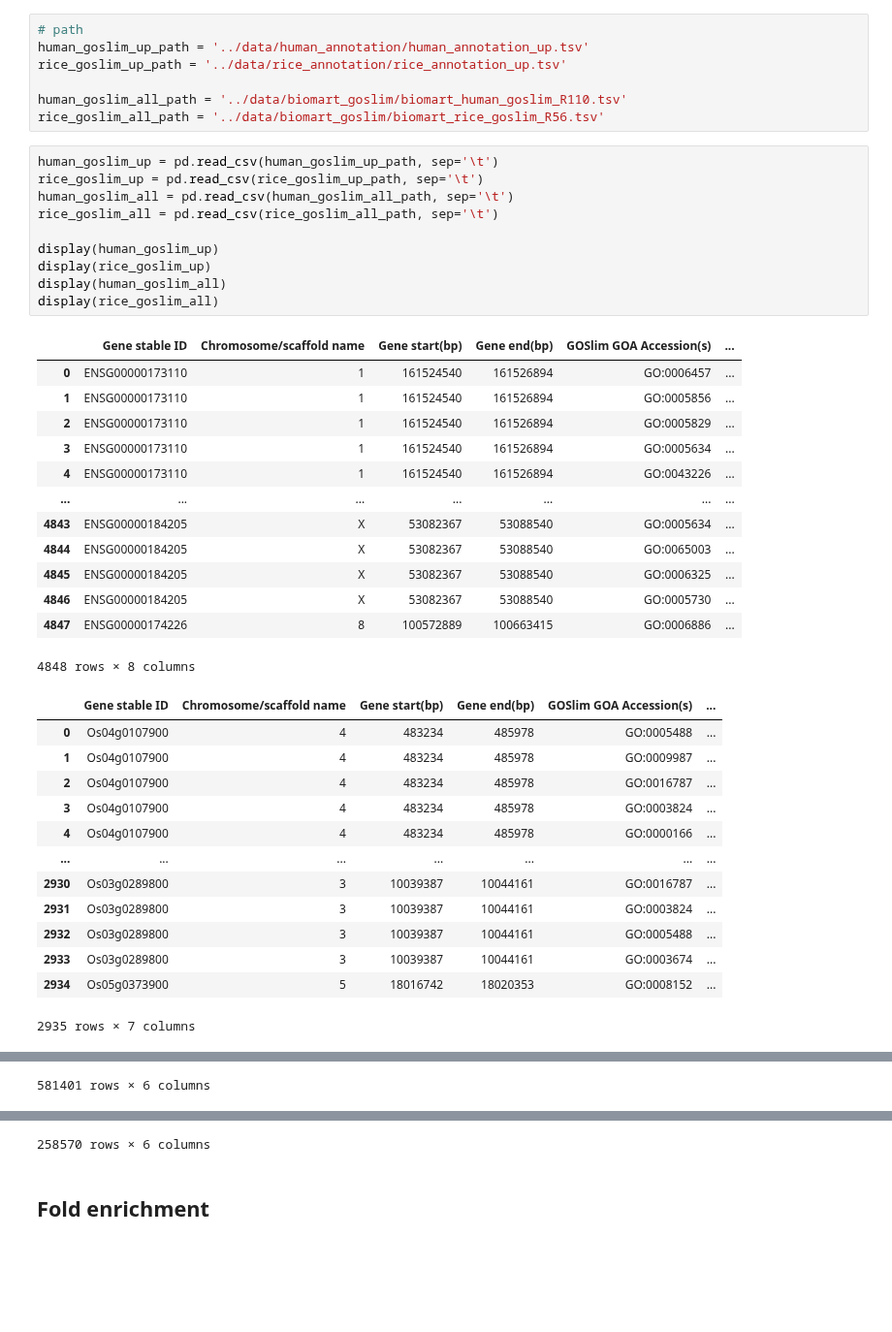
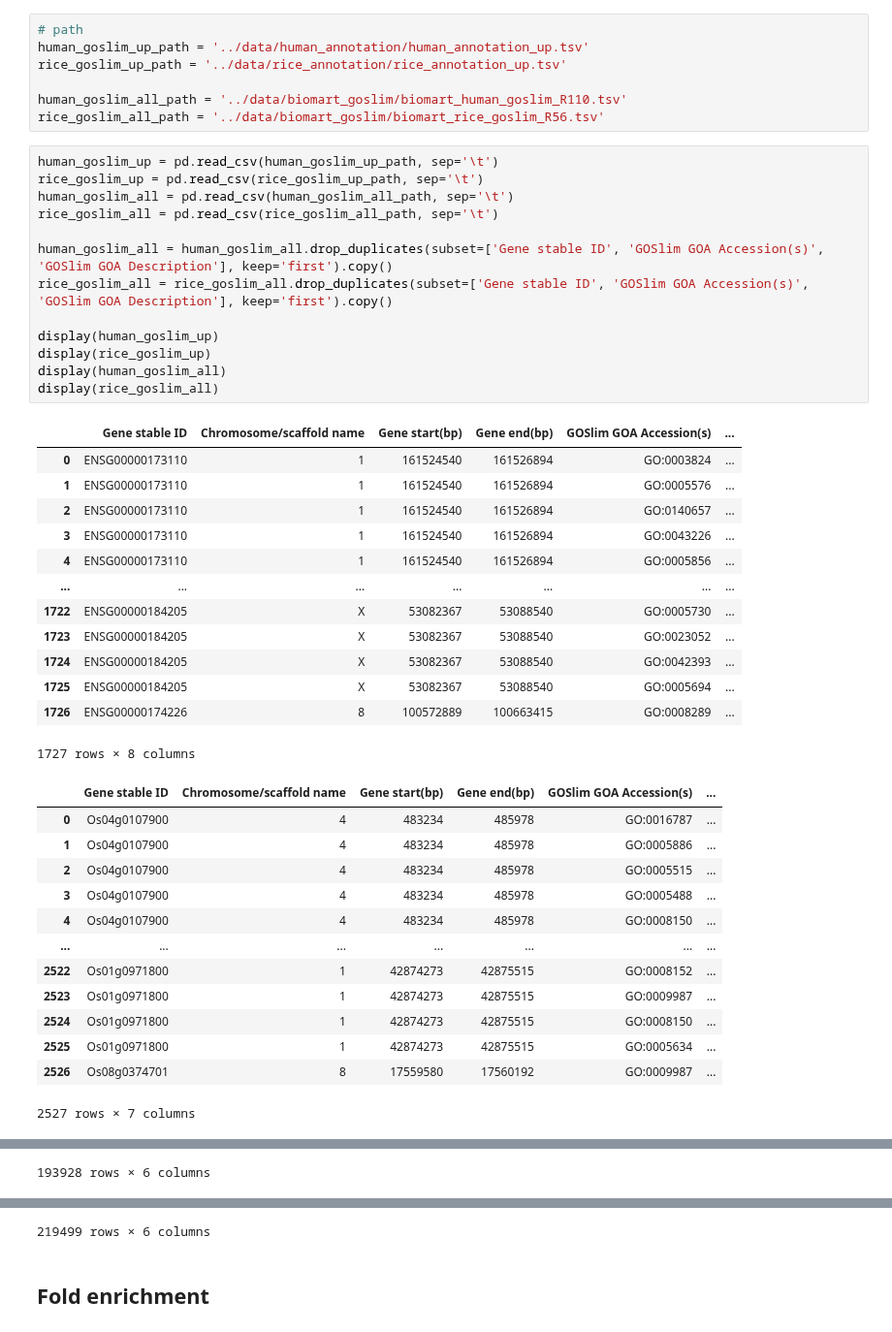
Before and after one commit to yonezawa-sora/pycircos_comaparative_species, a Jupyter notebook: goslim_enrichment/goslim_enrichment.ipynb, the cells around one changed output, grey strips where cells are left out. Shown at 97% size. Saved outputs shown, nothing was run; the diff lists cells and outputs as text; blank space fills up the shorter version.

```diff
--- a/goslim_enrichment/goslim_enrichment.ipynb
+++ b/goslim_enrichment/goslim_enrichment.ipynb
@@ -17,40 +17,43 @@ rice_goslim_all_path = '../data/biomart_goslim/biomart_rice_goslim_R56.tsv'
 # %%
 human_goslim_up = pd.read_csv(human_goslim_up_path, sep='\t')
 rice_goslim_up = pd.read_csv(rice_goslim_up_path, sep='\t')
 human_goslim_all = pd.read_csv(human_goslim_all_path, sep='\t')
 rice_goslim_all = pd.read_csv(rice_goslim_all_path, sep='\t')
 
+human_goslim_all = human_goslim_all.drop_duplicates(subset=['Gene stable ID', 'GOSlim GOA Accession(s)', 'GOSlim GOA Description'], keep='first').copy()
+rice_goslim_all = rice_goslim_all.drop_duplicates(subset=['Gene stable ID', 'GOSlim GOA Accession(s)', 'GOSlim GOA Description'], keep='first').copy()
+
 display(human_goslim_up)
 display(rice_goslim_up)
 display(human_goslim_all)
 display(rice_goslim_all)
 # %% [output]
 |  | Gene stable ID | Chromosome/scaffold name | Gene start(bp) | Gene end(bp) | GOSlim GOA Accession(s) | ... |
-| 0 | ENSG00000173110 | 1 | 161524540 | 161526894 | GO:0006457 | ... |
-| 1 | ENSG00000173110 | 1 | 161524540 | 161526894 | GO:0005856 | ... |
-| 2 | ENSG00000173110 | 1 | 161524540 | 161526894 | GO:0005829 | ... |
-| 3 | ENSG00000173110 | 1 | 161524540 | 161526894 | GO:0005634 | ... |
-| 4 | ENSG00000173110 | 1 | 161524540 | 161526894 | GO:0043226 | ... |
+| 0 | ENSG00000173110 | 1 | 161524540 | 161526894 | GO:0003824 | ... |
+| 1 | ENSG00000173110 | 1 | 161524540 | 161526894 | GO:0005576 | ... |
+| 2 | ENSG00000173110 | 1 | 161524540 | 161526894 | GO:0140657 | ... |
+| 3 | ENSG00000173110 | 1 | 161524540 | 161526894 | GO:0043226 | ... |
+| 4 | ENSG00000173110 | 1 | 161524540 | 161526894 | GO:0005856 | ... |
 | ... | ... | ... | ... | ... | ... | ... |
-| 4843 | ENSG00000184205 | X | 53082367 | 53088540 | GO:0005634 | ... |
-| 4844 | ENSG00000184205 | X | 53082367 | 53088540 | GO:0065003 | ... |
-| 4845 | ENSG00000184205 | X | 53082367 | 53088540 | GO:0006325 | ... |
-| 4846 | ENSG00000184205 | X | 53082367 | 53088540 | GO:0005730 | ... |
-| 4847 | ENSG00000174226 | 8 | 100572889 | 100663415 | GO:0006886 | ... |
+| 1722 | ENSG00000184205 | X | 53082367 | 53088540 | GO:0005730 | ... |
+| 1723 | ENSG00000184205 | X | 53082367 | 53088540 | GO:0023052 | ... |
+| 1724 | ENSG00000184205 | X | 53082367 | 53088540 | GO:0042393 | ... |
+| 1725 | ENSG00000184205 | X | 53082367 | 53088540 | GO:0005694 | ... |
+| 1726 | ENSG00000174226 | 8 | 100572889 | 100663415 | GO:0008289 | ... |
-4848 rows × 8 columns
+1727 rows × 8 columns
 |  | Gene stable ID | Chromosome/scaffold name | Gene start(bp) | Gene end(bp) | GOSlim GOA Accession(s) | ... |
-| 0 | Os04g0107900 | 4 | 483234 | 485978 | GO:0005488 | ... |
-| 1 | Os04g0107900 | 4 | 483234 | 485978 | GO:0009987 | ... |
-| 2 | Os04g0107900 | 4 | 483234 | 485978 | GO:0016787 | ... |
-| 3 | Os04g0107900 | 4 | 483234 | 485978 | GO:0003824 | ... |
-| 4 | Os04g0107900 | 4 | 483234 | 485978 | GO:0000166 | ... |
+| 0 | Os04g0107900 | 4 | 483234 | 485978 | GO:0016787 | ... |
+| 1 | Os04g0107900 | 4 | 483234 | 485978 | GO:0005886 | ... |
+| 2 | Os04g0107900 | 4 | 483234 | 485978 | GO:0005515 | ... |
+| 3 | Os04g0107900 | 4 | 483234 | 485978 | GO:0005488 | ... |
+| 4 | Os04g0107900 | 4 | 483234 | 485978 | GO:0008150 | ... |
 | ... | ... | ... | ... | ... | ... | ... |
-| 2930 | Os03g0289800 | 3 | 10039387 | 10044161 | GO:0016787 | ... |
-| 2931 | Os03g0289800 | 3 | 10039387 | 10044161 | GO:0003824 | ... |
-| 2932 | Os03g0289800 | 3 | 10039387 | 10044161 | GO:0005488 | ... |
-| 2933 | Os03g0289800 | 3 | 10039387 | 10044161 | GO:0003674 | ... |
-| 2934 | Os05g0373900 | 5 | 18016742 | 18020353 | GO:0008152 | ... |
+| 2522 | Os01g0971800 | 1 | 42874273 | 42875515 | GO:0008152 | ... |
+| 2523 | Os01g0971800 | 1 | 42874273 | 42875515 | GO:0009987 | ... |
+| 2524 | Os01g0971800 | 1 | 42874273 | 42875515 | GO:0008150 | ... |
+| 2525 | Os01g0971800 | 1 | 42874273 | 42875515 | GO:0005634 | ... |
+| 2526 | Os08g0374701 | 8 | 17559580 | 17560192 | GO:0009987 | ... |
-2935 rows × 7 columns
+2527 rows × 7 columns
 |  | Gene stable ID | Chromosome/scaffold name | start2 (bp) | end2 (bp) | GOSlim GOA Accession(s) | ... |
 | 0 | ENSG00000243485 | 1 | 29554 | 31109 | GO:0031047 | ... |
 | 1 | ENSG00000284332 | 1 | 30366 | 30503 | GO:0031047 | ... |
@@ -63,7 +66,7 @@ display(rice_goslim_all)
 | 581398 | ENSG00000292372 | Y | 57207346 | 57212230 | GO:0031410 | ... |
 | 581399 | ENSG00000292372 | Y | 57207346 | 57212230 | GO:0043226 | ... |
 | 581400 | ENSG00000292372 | Y | 57207346 | 57212230 | GO:0005768 | ... |
-581401 rows × 6 columns
+193928 rows × 6 columns
 |  | Gene stable ID | Chromosome/scaffold name | start1 (bp) | end1 (bp) | GOSlim GOA Accession(s) | ... |
 | 0 | Os01g0100100 | 1 | 2983 | 10815 | GO:0006810 | ... |
 | 1 | Os01g0100100 | 1 | 2983 | 10815 | GO:0008150 | ... |
@@ -76,7 +79,7 @@ display(rice_goslim_all)
 | 258567 | gene-rps19 | Pt | 134200 | 134481 | GO:0005488 | ... |
 | 258568 | gene-rps19 | Pt | 134200 | 134481 | GO:0003723 | ... |
 | 258569 | gene-rps19 | Pt | 134200 | 134481 | GO:0003676 | ... |
-258570 rows × 6 columns
+219499 rows × 6 columns
 # %% [markdown]
 ## Fold enrichment
 # %%
```
Also changed, not shown: parts of 7 cells of this notebook, 12 other files.
